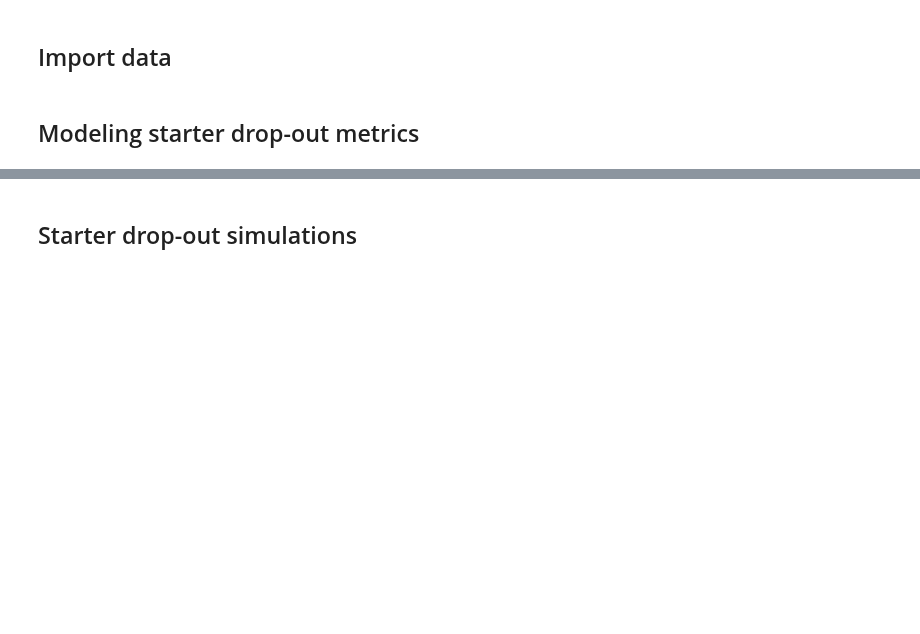
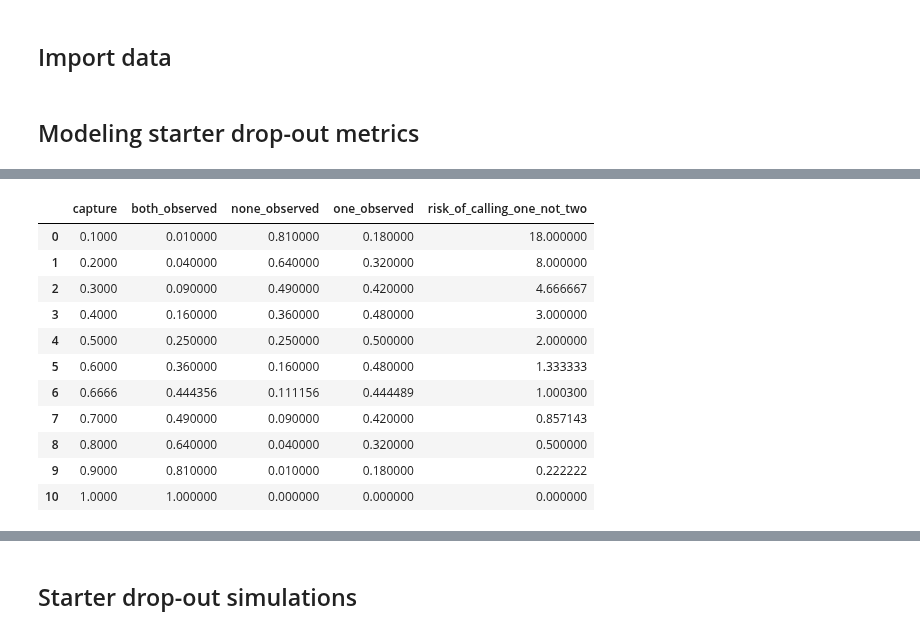
Before and after one commit to MEUrbanek/rabies_barcode_tech, a Jupyter notebook: scripts/16_starter_dropout_sim.ipynb, the cells around one changed output, grey strips where cells are left out. Saved outputs shown, nothing was run; the diff lists cells and outputs as text; code cells hidden in the pictures; blank space fills up the shorter version.

```diff
--- a/scripts/16_starter_dropout_sim.ipynb
+++ b/scripts/16_starter_dropout_sim.ipynb
@@ -76,3 +78,26 @@ drop_out_risk
+# %%
+#Make line plot showing how risk of calling single-starter that's actually dual-starter decreases as a function of helper capture
+drop_out_risk=pd.DataFrame([.1,.2,.3,.4,.5,.6,.7,.8,.9,1])
+drop_out_risk.columns=['capture']
+drop_out_risk['both_observed']=drop_out_risk['capture']*drop_out_risk['capture']
+drop_out_risk['none_observed']=(1-drop_out_risk['capture'])*(1-drop_out_risk['capture'])
+drop_out_risk['one_observed']=1-drop_out_risk['none_observed']-drop_out_risk['both_observed']
+drop_out_risk['risk_of_calling_one_not_two']=drop_out_risk['one_observed']/drop_out_risk['both_observed']
+
+drop_out_risk
+# %% [output]
+|  | capture | both_observed | none_observed | one_observed | risk_of_calling_one_not_two |
+| 0 | 0.1000 | 0.010000 | 0.810000 | 0.180000 | 18.000000 |
+| 1 | 0.2000 | 0.040000 | 0.640000 | 0.320000 | 8.000000 |
+| 2 | 0.3000 | 0.090000 | 0.490000 | 0.420000 | 4.666667 |
+| 3 | 0.4000 | 0.160000 | 0.360000 | 0.480000 | 3.000000 |
+| 4 | 0.5000 | 0.250000 | 0.250000 | 0.500000 | 2.000000 |
+| 5 | 0.6000 | 0.360000 | 0.160000 | 0.480000 | 1.333333 |
+| 6 | 0.6666 | 0.444356 | 0.111156 | 0.444489 | 1.000300 |
+| 7 | 0.7000 | 0.490000 | 0.090000 | 0.420000 | 0.857143 |
+| 8 | 0.8000 | 0.640000 | 0.040000 | 0.320000 | 0.500000 |
+| 9 | 0.9000 | 0.810000 | 0.010000 | 0.180000 | 0.222222 |
+| 10 | 1.0000 | 1.000000 | 0.000000 | 0.000000 | 0.000000 |
 # %%
 #Plotting risk column
 plt.plot(drop_out_risk['capture'],drop_out_risk['both_observed'],color='blue',label='Capture Both')
```
Also changed, not shown: parts of 38 cells of this notebook.
